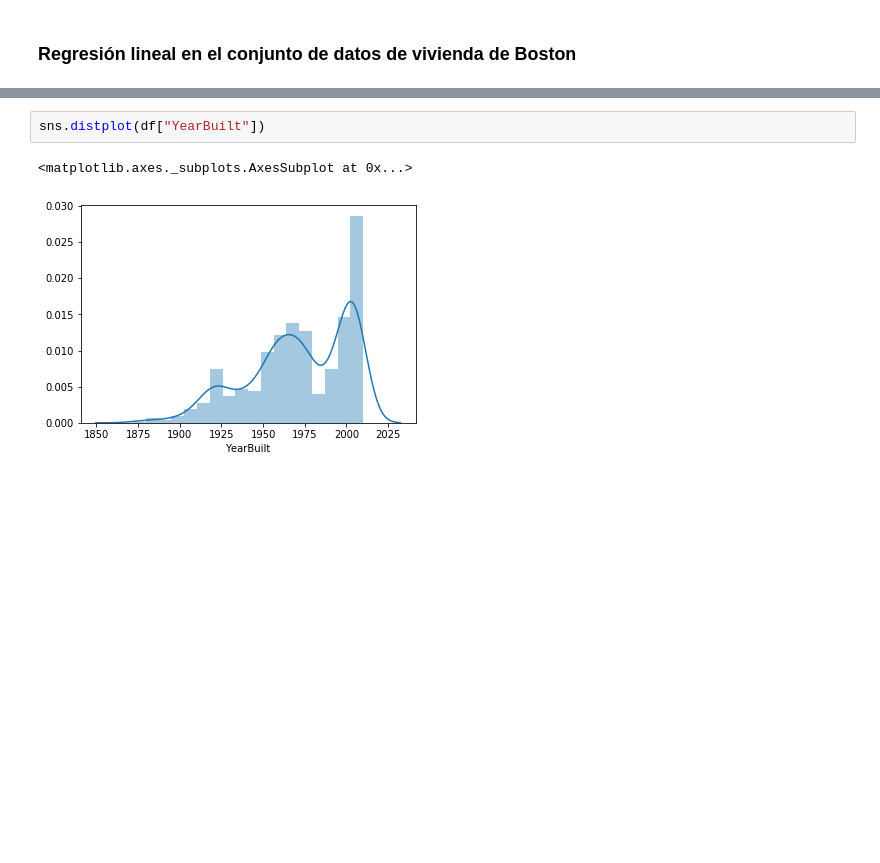
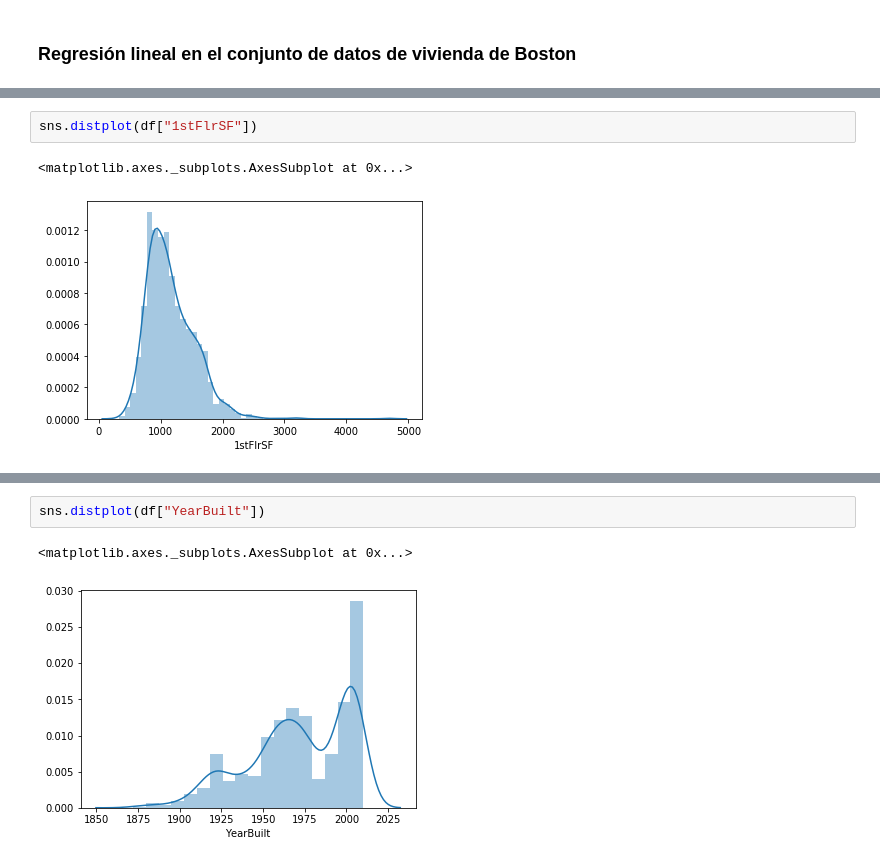
Before and after one commit to ErickSiguenza/Proyecto_Regresion, a Jupyter notebook: Proyecto_Código_v2.ipynb, the cells around one changed output, grey strips where cells are left out. Saved outputs shown, nothing was run; the diff lists cells and outputs as text; blank space fills up the shorter version.

```diff
--- a/Proyecto_Código_v2.ipynb
+++ b/Proyecto_Código_v2.ipynb
@@ -93,0 +111,5 @@ array([[<matplotlib.axes._subplots.AxesSubplot object at 0x...>,
+# %%
+sns.distplot(df["1stFlrSF"])
+# %% [output]
+<matplotlib.axes._subplots.AxesSubplot at 0x...>
+[figure, added]
```
Also changed, not shown: parts of 67 cells of this notebook.
